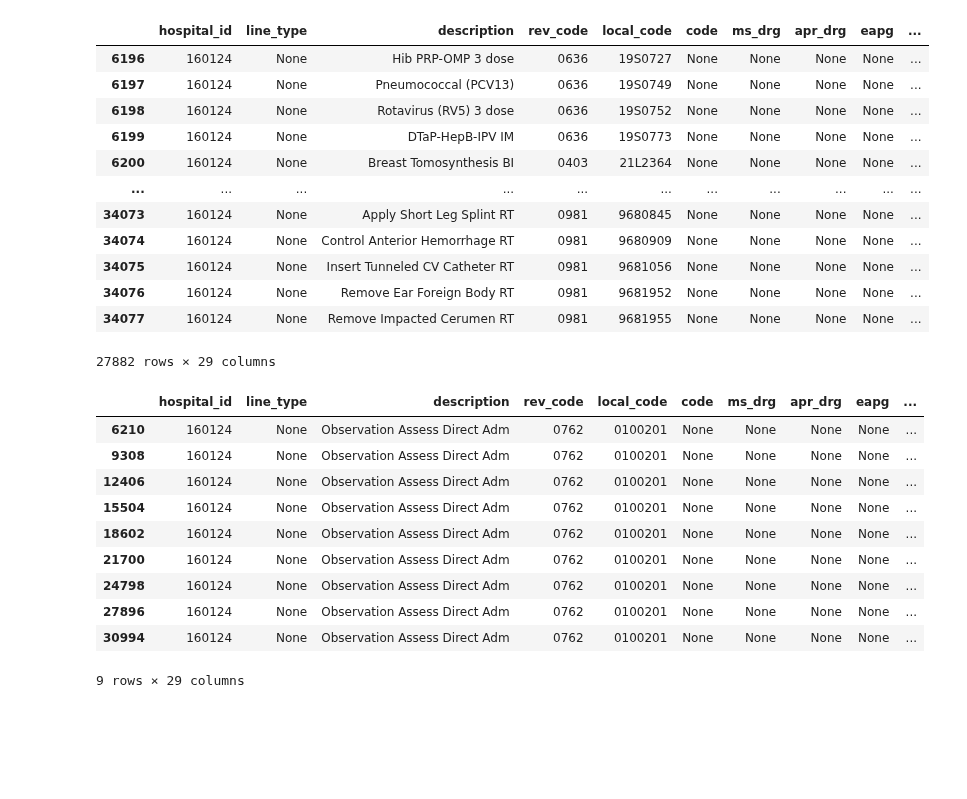
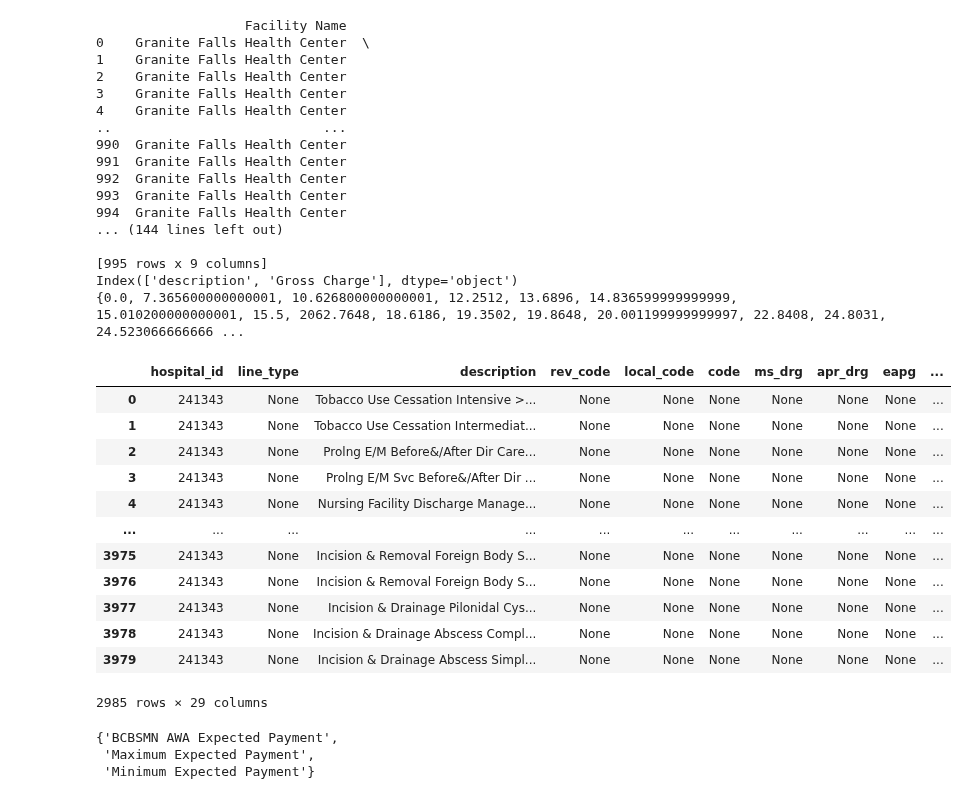
Before and after one commit to rl1987/dolthub-bounty-transparency-in-pricing, a Jupyter notebook: Avera.ipynb, the cells around one changed output. Drawn from its saved outputs; the diff is of its cells as text; code cells hidden in the pictures; blank space fills up the shorter version.

```diff
--- a/Avera.ipynb
+++ b/Avera.ipynb
@@ -43,8 +43,8 @@ TARGET_COLUMNS = [
     'additional_payer_specific_notes'
 ]
 # %%
-ccn = "160124"
-url = "https://www.avera.org/app/files/public/e920ec8c-5f0b-480e-b0dd-8644ed571c8d/426037582_lakes-regional-hospital_standardcharges.xlsx"
+ccn = "241343"
+url = "https://www.avera.org/app/files/public/84e6c5b3-a05c-41ab-bc99-9e7cdecc6698/843156881_avera-granite-falls-health-center_standardcharges.xlsx"
 filename = url.split("/")[-1].replace("%20", " ")
 ein = filename.split("_")[0]
 ein = ein[:2] + "-" + ein[2:]
@@ -97,4 +97,4 @@ https://www.avera.org/patients-visitors/price-transparency/
 # %%
-df_in = pd.read_excel(filename, skiprows=1, sheet_name='CDM')
+df_in = pd.read_excel(filename, skiprows=1, sheet_name='Service Bundle')
 df_in
 # %% [output]
@@ -199,33 +183,42 @@ def convert_dataframe(df_in, ccn):
 
     return df_out
 # %%
-df_out = convert_dataframe(df_in, ccn)
+df_out = convert_bundle_dataframe(df_in, ccn)
 df_out
 # %% [output]
+                   Facility Name
+0    Granite Falls Health Center  \
+1    Granite Falls Health Center
+2    Granite Falls Health Center
+3    Granite Falls Health Center
+4    Granite Falls Health Center
+..                           ...
+990  Granite Falls Health Center
+991  Granite Falls Health Center
+992  Granite Falls Health Center
+993  Granite Falls Health Center
+994  Granite Falls Health Center
+... (144 lines left out)
+
+[995 rows x 9 columns]
+Index(['description', 'Gross Charge'], dtype='object')
+{0.0, 7.365600000000001, 10.626800000000001, 12.2512, 13.6896, 14.836599999999999, 15.010200000000001, 15.5, 2062.7648, 18.6186, 19.3502, 19.8648, 20.001199999999997, 22.8408, 24.8031, 24.523066666666 ...
 |  | hospital_id | line_type | description | rev_code | local_code | code | ms_drg | apr_drg | eapg | ... |
-| 6196 | 160124 | None | Hib PRP-OMP 3 dose | 0636 | 19S0727 | None | None | None | None | ... |
-| 6197 | 160124 | None | Pneumococcal (PCV13) | 0636 | 19S0749 | None | None | None | None | ... |
-| 6198 | 160124 | None | Rotavirus (RV5) 3 dose | 0636 | 19S0752 | None | None | None | None | ... |
-| 6199 | 160124 | None | DTaP-HepB-IPV IM | 0636 | 19S0773 | None | None | None | None | ... |
-| 6200 | 160124 | None | Breast Tomosynthesis BI | 0403 | 21L2364 | None | None | None | None | ... |
+| 0 | 241343 | None | Tobacco Use Cessation Intensive >... | None | None | None | None | None | None | ... |
+| 1 | 241343 | None | Tobacco Use Cessation Intermediat... | None | None | None | None | None | None | ... |
+| 2 | 241343 | None | Prolng E/M Before&/After Dir Care... | None | None | None | None | None | None | ... |
+| 3 | 241343 | None | Prolng E/M Svc Before&/After Dir ... | None | None | None | None | None | None | ... |
+| 4 | 241343 | None | Nursing Facility Discharge Manage... | None | None | None | None | None | None | ... |
 | ... | ... | ... | ... | ... | ... | ... | ... | ... | ... | ... |
-| 34073 | 160124 | None | Apply Short Leg Splint RT | 0981 | 9680845 | None | None | None | None | ... |
-| 34074 | 160124 | None | Control Anterior Hemorrhage RT | 0981 | 9680909 | None | None | None | None | ... |
-| 34075 | 160124 | None | Insert Tunneled CV Catheter RT | 0981 | 9681056 | None | None | None | None | ... |
-| 34076 | 160124 | None | Remove Ear Foreign Body RT | 0981 | 9681952 | None | None | None | None | ... |
-| 34077 | 160124 | None | Remove Impacted Cerumen RT | 0981 | 9681955 | None | None | None | None | ... |
+| 3975 | 241343 | None | Incision & Removal Foreign Body S... | None | None | None | None | None | None | ... |
+| 3976 | 241343 | None | Incision & Removal Foreign Body S... | None | None | None | None | None | None | ... |
+| 3977 | 241343 | None | Incision & Drainage Pilonidal Cys... | None | None | None | None | None | None | ... |
+| 3978 | 241343 | None | Incision & Drainage Abscess Compl... | None | None | None | None | None | None | ... |
+| 3979 | 241343 | None | Incision & Drainage Abscess Simpl... | None | None | None | None | None | None | ... |
-27882 rows × 29 columns
+2985 rows × 29 columns
-# %%
-df_out[df_out['hcpcs_cpt'] == 'G0379']
-# %% [output]
-|  | hospital_id | line_type | description | rev_code | local_code | code | ms_drg | apr_drg | eapg | ... |
-| 6210 | 160124 | None | Observation Assess Direct Adm | 0762 | 0100201 | None | None | None | None | ... |
-| 9308 | 160124 | None | Observation Assess Direct Adm | 0762 | 0100201 | None | None | None | None | ... |
-| 12406 | 160124 | None | Observation Assess Direct Adm | 0762 | 0100201 | None | None | None | None | ... |
-| 15504 | 160124 | None | Observation Assess Direct Adm | 0762 | 0100201 | None | None | None | None | ... |
-| 18602 | 160124 | None | Observation Assess Direct Adm | 0762 | 0100201 | None | None | None | None | ... |
-| 21700 | 160124 | None | Observation Assess Direct Adm | 0762 | 0100201 | None | None | None | None | ... |
-| 24798 | 160124 | None | Observation Assess Direct Adm | 0762 | 0100201 | None | None | None | None | ... |
-| 27896 | 160124 | None | Observation Assess Direct Adm | 0762 | 0100201 | None | None | None | None | ... |
-| 30994 | 160124 | None | Observation Assess Direct Adm | 0762 | 0100201 | None | None | None | None | ... |
-9 rows × 29 columns
+# %%
+set(df_out['payer_name'].to_list())
+# %% [output]
+{'BCBSMN AWA Expected Payment',
+ 'Maximum Expected Payment',
+ 'Minimum Expected Payment'}
```
Also changed, not shown: parts of 3 cells of this notebook, 1 other file.
